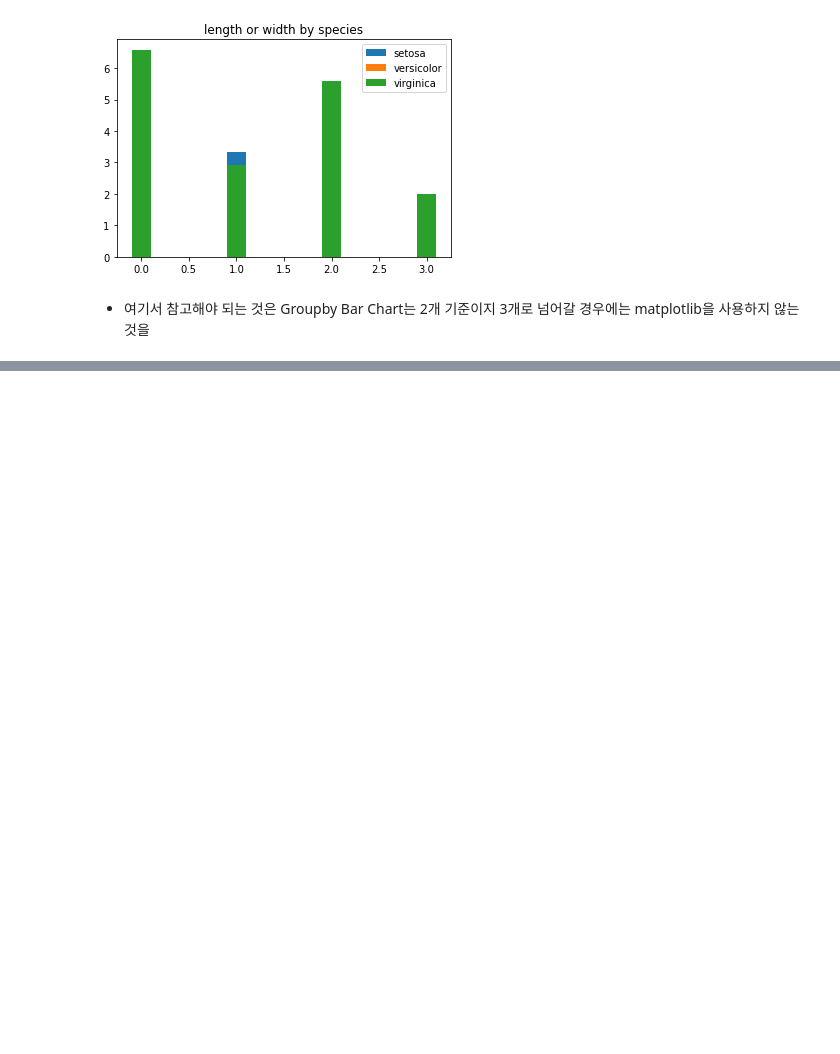
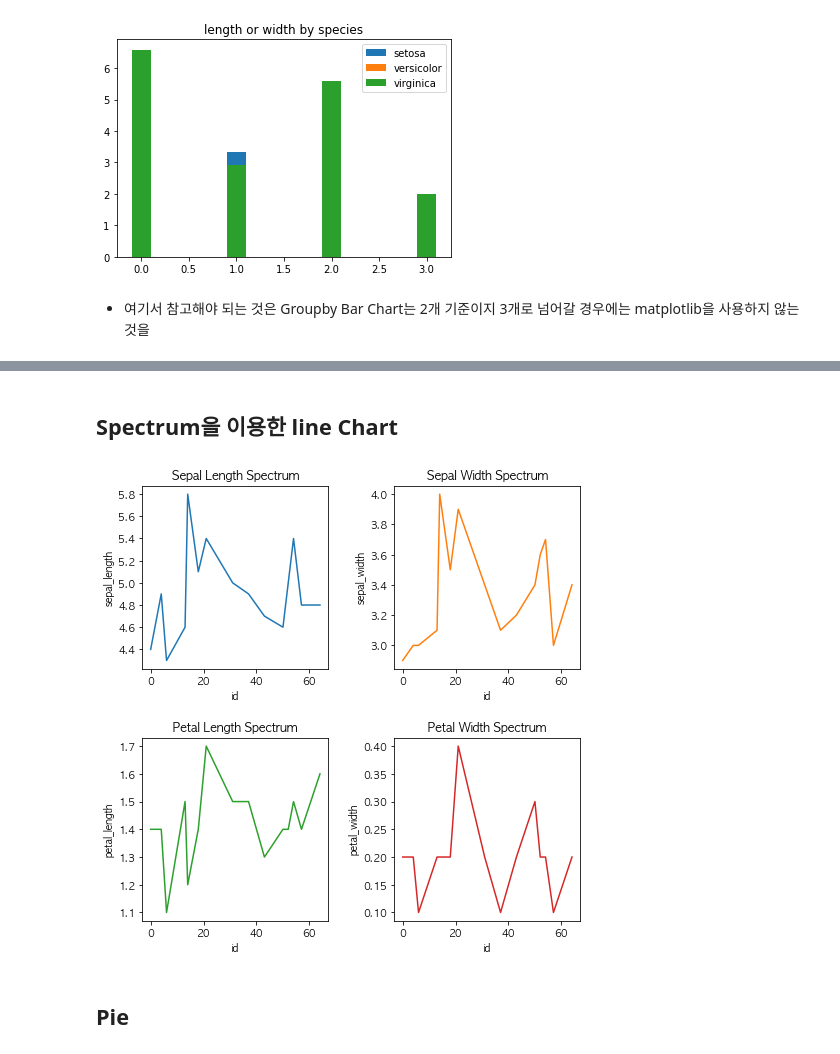
Before and after one commit to datacampic/visualization, a Jupyter notebook: 김진성/iris dataset/iris-visualization-tip.ipynb, the cells around one changed output, grey strips where cells are left out. Saved outputs shown, nothing was run; the diff lists cells and outputs as text; code cells hidden in the pictures; blank space fills up the shorter version.

```diff
--- a/김진성/iris dataset/iris-visualization-tip.ipynb
+++ b/김진성/iris dataset/iris-visualization-tip.ipynb
@@ -203,0 +293,32 @@ plt.show()
+# %% [markdown]
+## Spectrum을 이용한 line Chart
+# %%
+fig, axs = plt.subplots(nrows=2, ncols=2, figsize=(7, 7))
+
+axs[0, 0].set_title("Sepal Length Spectrum")
+axs[0, 0].plot(train[train['species'] == 'setosa']['id'], train[train['species'] == 'setosa']['sepal_length'], color='C0')
+axs[0, 0].set_xlabel("id")
+axs[0, 0].set_ylabel("sepal_length")
+
+axs[0, 1].set_title("Sepal Width Spectrum")
+axs[0, 1].plot(train[train['species'] == 'setosa']['id'], train[train['species'] == 'setosa']['sepal_width'], color='C1')
+axs[0, 1].set_xlabel("id")
+axs[0, 1].set_ylabel("sepal_width")
+
+axs[1, 0].set_title("Petal Length Spectrum")
+axs[1, 0].plot(train[train['species'] == 'setosa']['id'], train[train['species'] == 'setosa']['petal_length'], color='C2')
+axs[1, 0].set_xlabel("id")
+axs[1, 0].set_ylabel("petal_length")
+
+axs[1, 1].set_title("Petal Width Spectrum")
+axs[1, 1].plot(train[train['species'] == 'setosa']['id'], train[train['species'] == 'setosa']['petal_width'], color='C3')
+axs[1, 1].set_xlabel("id")
+axs[1, 1].set_ylabel("petal_width")
+
+fig.tight_layout(pad=1, w_pad=2, h_pad=2)
+plt.rcParams['font.size'] = 10
+plt.show()
+# %% [output]
+[figure, added]
+# %% [markdown]
+## Pie
```
Also changed, not shown: parts of 56 cells of this notebook, 2 other files.
